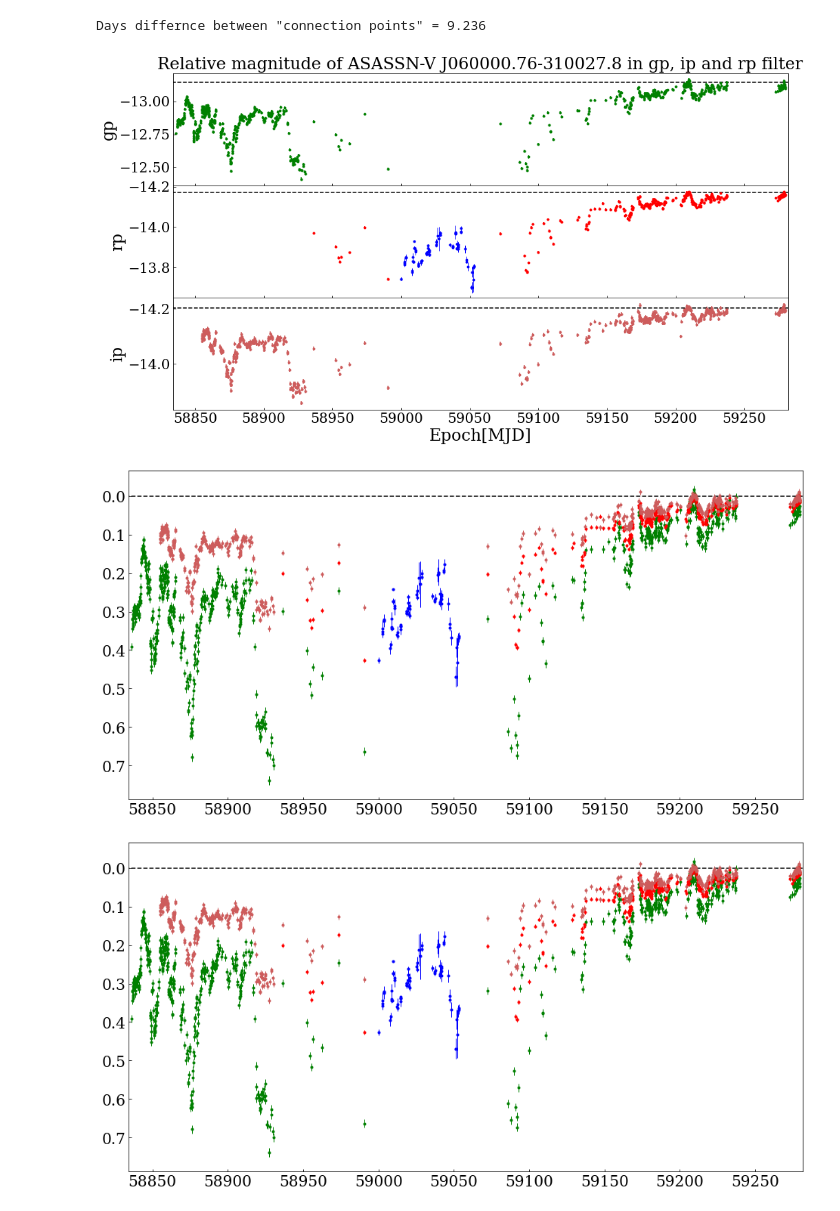
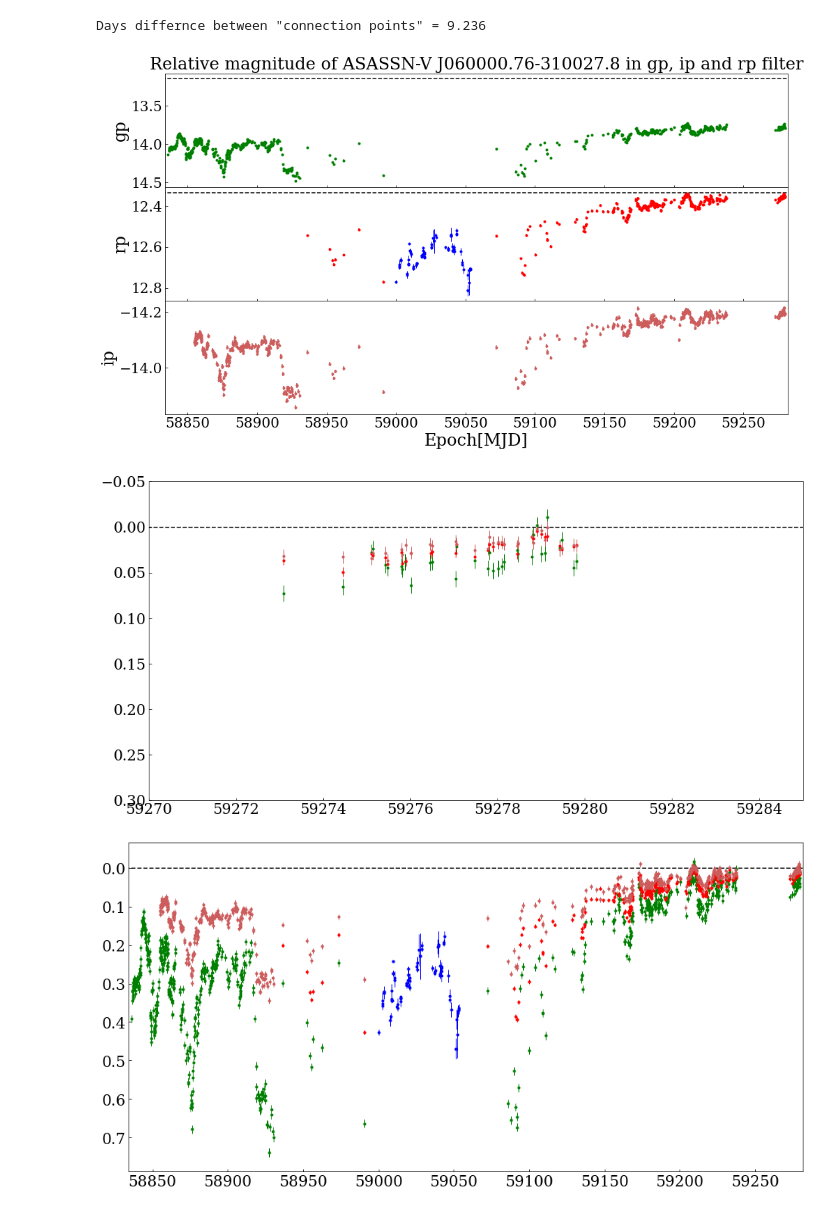
Before and after one commit to BartOuwehand/BRPJ0600, a Jupyter notebook: Differential photometry.ipynb, the cells around one changed output. Drawn from its saved outputs; the diff is of its cells as text; code cells hidden in the pictures.

```diff
--- a/Differential photometry.ipynb
+++ b/Differential photometry.ipynb
@@ -788,9 +788,10 @@ for f in filt:
     plt.plot(x,starRMS_model(x,*est_errpar[f]),c='r',linestyle='-')
     plt.scatter(medflux3[f],np.nanstd((flux5[f].T/ALC_final[f]).T/medflux3[f],axis=0))
     plt.xscale('log')
-    plt.title("Flux plotted against epoch "+f)
+    plt.title("Standard deviation of "+f+" reference stars")
     plt.ylabel('$\dfrac{stdv}{median flux}$')
     plt.xlabel('Median flux')
     #plt.axis(ymax=6e6)
     plt.show()
+    print (est_errpar[f])
 # %% [output]
@@ -853,7 +857,7 @@ plot_c = {'gp':'g','ip':'indianred','rp':'r','up':'purple'}
 J0600_mag = {}
 J0600_magerr = {}
 for f in filt:
-    J0600_mag[f] = -2.5*np.log10(J0600_flux[f]/ALC_final[f]) # + ZP_real[f]
+    J0600_mag[f] = -2.5*np.log10(J0600_flux[f]/ALC_final[f])  + ZP_real[f]
     #J0600_magerr[f] = (2.5/np.log(10)) * (J0600_fluxerr[f]/J0600_flux[f])
     J0600_magerr[f] = (2.5/np.log(10)) * (starRMS_model(J0600_flux[f]/ALC_final[f],*est_errpar[f]))
 
@@ -875,6 +879,7 @@ for f in filt:
     #ZP[f] = np.nanmin(J0600_mag[f])
     #ZP[f] = np.nanmin(J0600_mag[f][epoch[f]>59250])
     ZP[f] = np.nanmedian(J0600_mag[f][ (epoch[f]>59209)*(epoch[f]<59210.5) ])
+J0600_gaiamag['ip'] = np.nanmin(J0600_mag['ip'])
 
 ASTEP_ZP = ZP['rp']
 # %% [output]
@@ -887,45 +892,50 @@ fig.set_figheight(9)
 fig.set_figwidth(16)
 axs[0].set_title('Relative magnitude of ASASSN-V J060000.76-310027.8 in gp, ip and rp filter')
 for i in range(len(filt)):
-    #if filt[i] != 'ip':
-    #    axs[i].plot([0,1e6],[J0600_gaiamag[filt[i]],J0600_gaiamag[filt[i]]],c='black',linestyle='dashed')
-    axs[i].plot([0,1e6],[ZP[filt[i]],ZP[filt[i]]],c='black',linestyle='dashed')
+    if filt[i] != 'ip':
+        axs[i].plot([0,1e6],[J0600_gaiamag[filt[i]],J0600_gaiamag[filt[i]]],c='black',linestyle='dashed')
+    #axs[i].plot([0,1e6],[ZP[filt[i]],ZP[filt[i]]],c='black',linestyle='dashed')
     axs[i].errorbar(epoch[filt[i]], J0600_mag[filt[i]], yerr=J0600_magerr[filt[i]], fmt='.',c=plot_c[filt[i]])
     axs[i].set_ylabel(filt[i])
     axs[i].invert_yaxis()
     if filt[i] == 'rp':
         axs[i].errorbar(ASTEP[0], ASTEP[1], yerr=ASTEP[2], fmt='.',c='b',linewidth=1)
 
     # shows at what epoch images are removed!
     #for e in range(len(rawepoch[filt[i]][ge_mask[filt[i]]==False])):#rm later
     #    axs[i].plot([rawepoch[filt[i]][ge_mask[filt[i]]==False][e]]*2,
     #                [np.nanmean(J0600_mag[filt[i]])-.2,0.3+np.nanmean(J0600_mag[filt[i]])], c='black')
 
     #measurement period astep telescope
     #axs[i].plot([58999,59052],[np.nanmean(J0600_mag[filt[i]])]*2,c='r',linestyle='--')
 axs[i].set_xlabel("Epoch[MJD]")
 axs[i].set_xlim([epoch['gp'][0]-2,epoch['gp'][-1]+2])
 #axs[i].set_xlim([59203,59215])
 #axs[i].set_xlim([58989,59080])
 
 
 # Hide x labels and tick labels for all but bottom plot.
 for ax in axs:
     ax.label_outer()
 plt.show()
 
 
 plt.figure(figsize=(16,8))
 plt.plot([0,1e6],[0,0],c='black',linestyle='dashed')
 for f in filt:
-    plt.errorbar(epoch[f], J0600_mag[f]-ZP[f],yerr=J0600_magerr[f], fmt='.',c=plot_c[f],linewidth=1)
+    if f != 'gp':
+        plt.errorbar(epoch[f], J0600_mag[f]-J0600_gaiamag[f],yerr=J0600_magerr[f], fmt='.',c=plot_c[f],linewidth=1)
+    else:
+        plt.errorbar(epoch[f], J0600_mag[f]-J0600_gaiamag[f]-.6,yerr=J0600_magerr[f], fmt='.',c=plot_c[f],linewidth=1)
 plt.errorbar(ASTEP[0],ASTEP[1]-ASTEP_ZP, yerr=ASTEP[2], fmt='.', c='b',linewidth=1)
 plt.gca().invert_yaxis()
 plt.xlim([epoch['gp'][0]-2,epoch['gp'][-1]+2])
+plt.xlim(59270,59285)
+plt.ylim(0.3,-0.05)
 plt.show()
 # %% [output]
-[figure, old version]
+[figure, new version]
-[figure, old version]
+[figure, new version]
 # %%
 plt.figure(figsize=(16,8))
 plt.plot([0,1e6],[0,0],c='black',linestyle='dashed')
```
Also changed, not shown: parts of 5 cells of this notebook, 1 other file.
